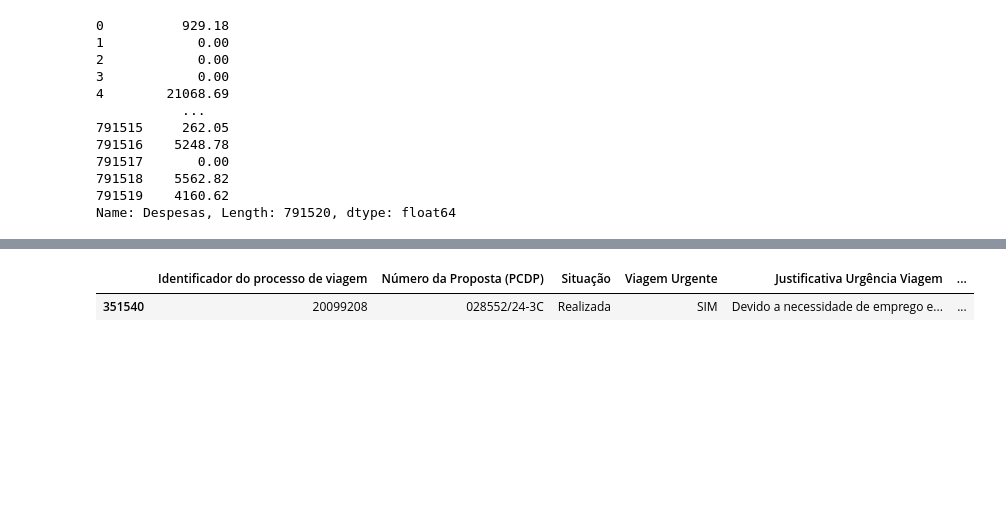
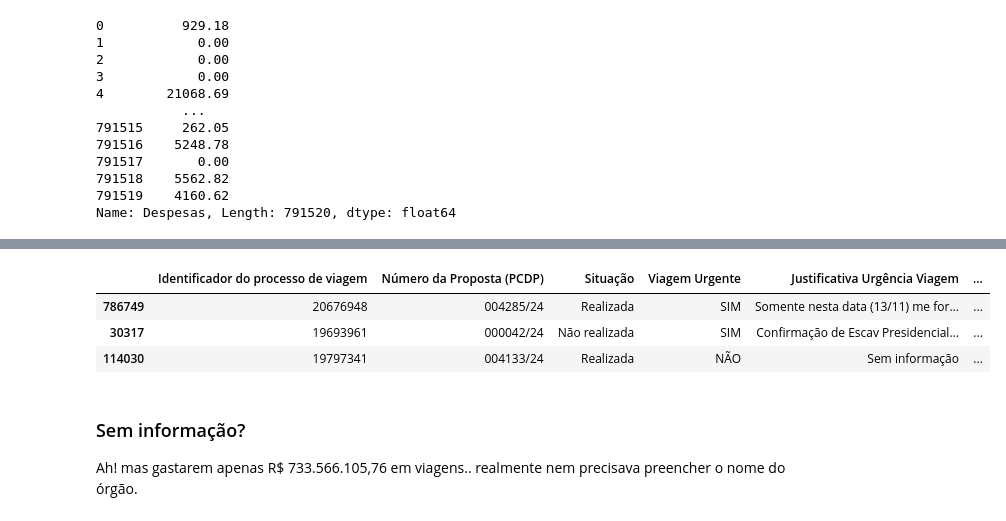
Before and after one commit to esscova/data_analytics, a Jupyter notebook: analises/013/013.ipynb, the cells around one changed output, grey strips where cells are left out. Cells and saved outputs as stored; diff of their text form; code cells hidden in the pictures; blank space fills up the shorter version.

Commit message:
chore: finalizada análise

```diff
--- a/analises/013/013.ipynb
+++ b/analises/013/013.ipynb
@@ -329,6 +325,11 @@ Name: Despesas, Length: 791520, dtype: float64
 # %%
 df_final = df2.copy()
-df_final.sample()
+df_final.sample(3)
 # %% [output]
 |  | Identificador do processo de viagem | Número da Proposta (PCDP) | Situação | Viagem Urgente | Justificativa Urgência Viagem | ... |
-| 351540 | 20099208 | 028552/24-3C | Realizada | SIM | Devido a necessidade de emprego e... | ... |
+| 786749 | 20676948 | 004285/24 | Realizada | SIM | Somente nesta data (13/11) me for... | ... |
+| 30317 | 19693961 | 000042/24 | Não realizada | SIM | Confirmação de Escav Presidencial... | ... |
+| 114030 | 19797341 | 004133/24 | Realizada | NÃO | Sem informação | ... |
+# %% [markdown]
+### Sem informação?
+Ah! mas gastarem apenas R$ 733.566.105,76 em viagens.. realmente nem precisava preencher o nome do órgão.
```
Also changed, not shown: parts of 23 cells of this notebook.
